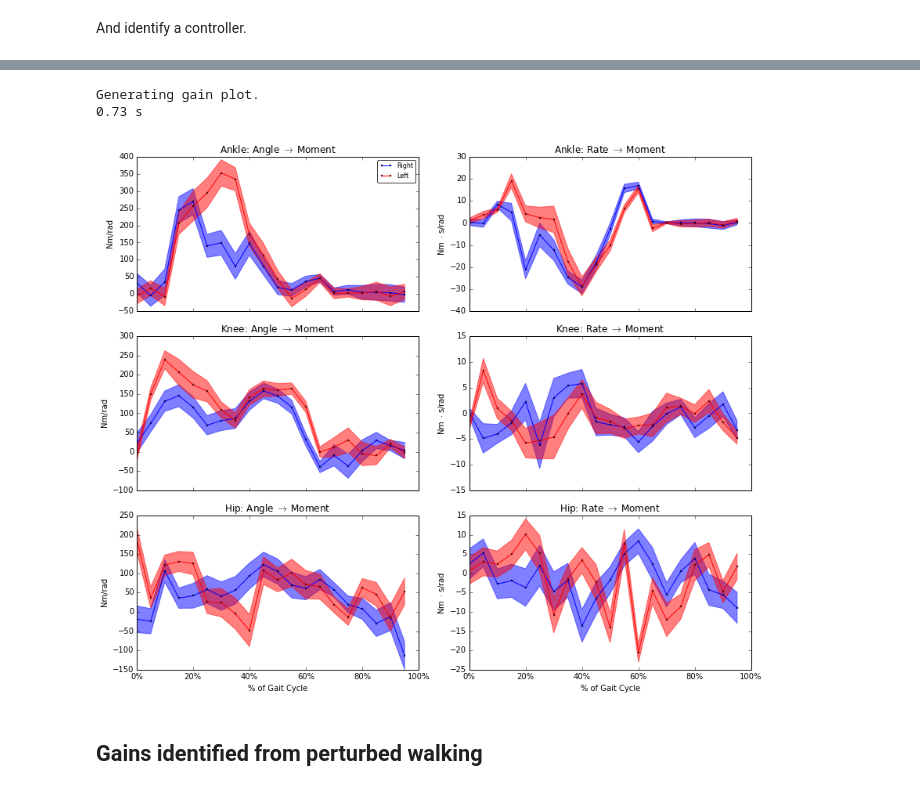
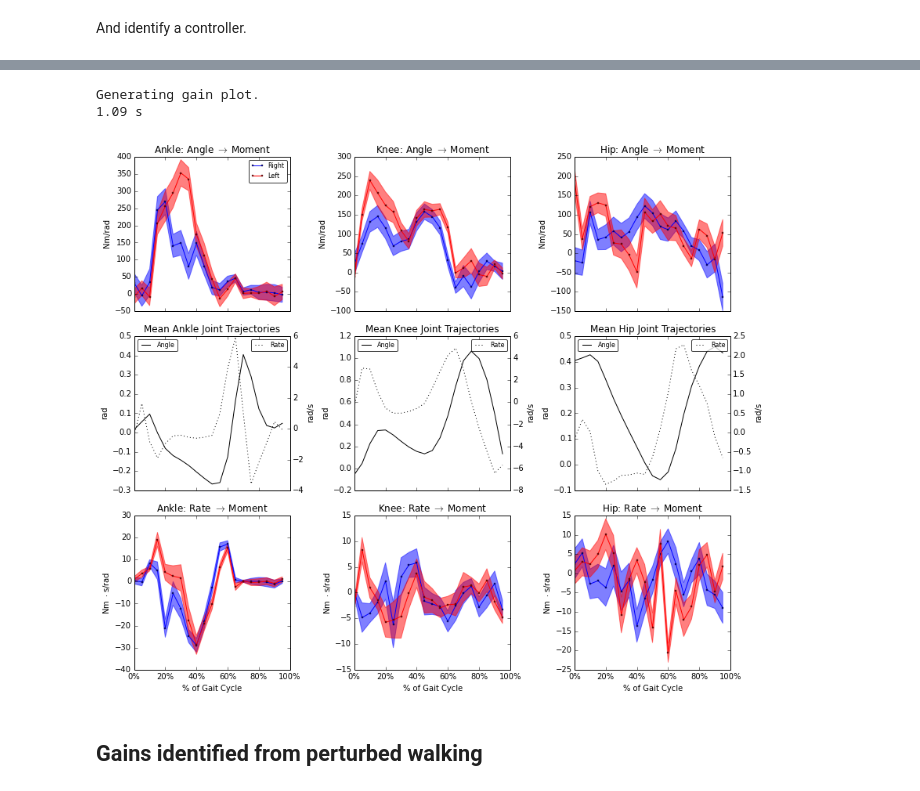
Before and after one commit to csu-hmc/gait-control-direct-id-paper, a Jupyter notebook: notebooks/compare_perturbed_to_normal.ipynb, the cells around one changed output, grey strips where cells are left out. Saved outputs shown, nothing was run; the diff lists cells and outputs as text; code cells hidden in the pictures.

```diff
--- a/notebooks/compare_perturbed_to_normal.ipynb
+++ b/notebooks/compare_perturbed_to_normal.ipynb
@@ -121,9 +121,10 @@ Loading pre-computed gains from:
 # %%
-fig, axes = utils.plot_joint_isolated_gains(sensor_labels, control_labels, result[0], result[3])
+fig, axes = utils.plot_joint_isolated_gains_better(sensor_labels, control_labels, result[0], result[3],
+                                                   normal_steps.mean(axis='items'))
 # %% [output]
 Generating gain plot.
-0.73 s
+1.09 s
-[figure, old version]
+[figure, new version]
 # %% [markdown]
 ## Gains identified from perturbed walking
 # %% [markdown]
```
Also changed, not shown: parts of 18 cells of this notebook, 5 other files.
